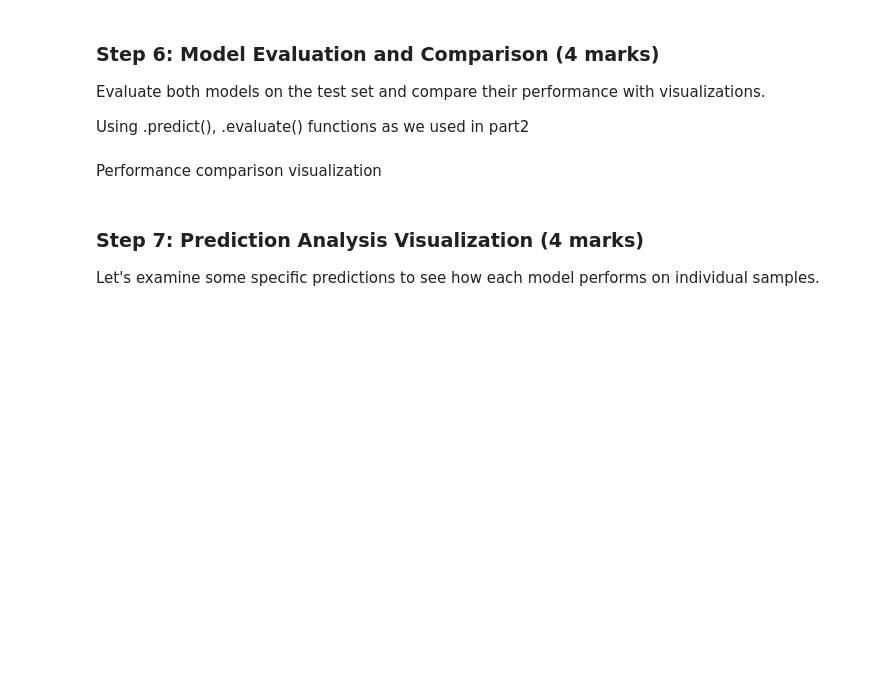
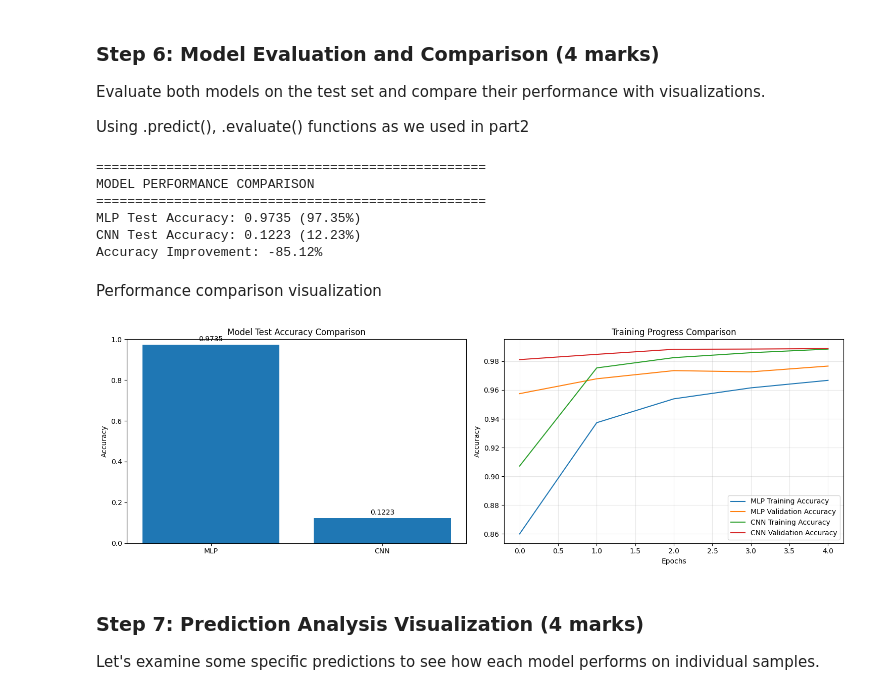
Before and after one commit to VenkataSaiVijayaBhaskar/ENGG680_2025_Fall, a Jupyter notebook: Lab_Assignment2/Assignment2.ipynb, the cells around one changed output. Cells and saved outputs as stored; diff of their text form; code cells hidden in the pictures; blank space fills up the shorter version.

Commit message:
Done Part 3 Steps

```diff
--- a/Lab_Assignment2/Assignment2.ipynb
+++ b/Lab_Assignment2/Assignment2.ipynb
@@ -1449,13 +1488,13 @@ print("MLP Model created")
 # %%
 # EPOCHS: Number of complete passes through entire training dataset, use 5 epochs
 # (0.5 marks)
-EPOCHS =
+EPOCHS = 5
 
 # BATCH_SIZE: Number of samples processed before updating model weights
 # Larger batch = more stable gradients but more memory usage
 # Use 128 as batch size
 # (0.5 marks)
-BATCH_SIZE =
+BATCH_SIZE = 128
 
 # Train MLP model using mlp_model we compile.
 # Use 10% of training data for validation, validation_split=0.1
@@ -1552,18 +1629,33 @@ Using .predict(), .evaluate() functions as we used in part2
 # %%
 # Evaluate both models on test set
 # Get test loss and accuracy, make predictions, convert probabilities to class labels
-
 # your code here for mlp (1.5 marks)
-
+mlp_test_loss, mlp_test_accuracy = mlp_model.evaluate(X_test_normalized, y_test_categorical, verbose=0)
 # Note: The model outputs class probabilities (softmax). We convert these to discrete class labels by taking the index of the maximum probability (argmax).
+mlp_predictions = mlp_model.predict(X_test_normalized, verbose=0)
+mlp_predicted_classes = np.argmax(mlp_predictions, axis=1)
 # These integer labels (0-9) are required for computing accuracy, building confusion matrices, and for plotting / comparing predicted vs true labels.
 mlp_predicted_classes = np.argmax(mlp_predictions, axis=1)
 
 # your code here for cnn (1.5 marks)
-
+cnn_test_loss, cnn_test_accuracy = cnn_model.evaluate(X_test_normalized, y_test_categorical, verbose=0)
 # Similarly, convert CNN predicted probabilities to class labels
-
+cnn_predictions = cnn_model.predict(X_test_normalized, verbose=0)
+cnn_predicted_classes = np.argmax(cnn_predictions, axis=1)
 
 # Display Results
+print("\n" + "="*50)
+print("MODEL PERFORMANCE COMPARISON")
+print("="*50)
+print(f"MLP Test Accuracy: {mlp_test_accuracy:.4f} ({mlp_test_accuracy*100:.2f}%)")
+print(f"CNN Test Accuracy: {cnn_test_accuracy:.4f} ({cnn_test_accuracy*100:.2f}%)")
+print(f"Accuracy Improvement: {(cnn_test_accuracy - mlp_test_accuracy)*100:.2f}%")
+# %% [output]
+==================================================
+MODEL PERFORMANCE COMPARISON
+==================================================
+MLP Test Accuracy: 0.9735 (97.35%)
+CNN Test Accuracy: 0.1223 (12.23%)
+Accuracy Improvement: -85.12%
 # %% [markdown]
 Performance comparison visualization
@@ -1579,3 +1662,47 @@ plt.show()
+# %%
+# Create side-by-side bar chart for model accuracy comparison and line plot for training progress comparison
+# (1 marks)
+# put them in a single figure horizontally
+# Add titles, labels, legends for clarity
+# hint: use .history() function to get training history from the training step
+fig, (ax1, ax2) = plt.subplots(1, 2, figsize=(15, 5))
+
+# ----- Left: Accuracy comparison bar chart -----
+models = ['MLP', 'CNN']
+accuracies = [mlp_test_accuracy, cnn_test_accuracy]
+
+bars = ax1.bar(models, accuracies)
+ax1.set_ylabel('Accuracy')
+ax1.set_title('Model Test Accuracy Comparison')
+ax1.set_ylim(0, 1)
+
+# Add value labels on top of bars
+for bar, accuracy in zip(bars, accuracies):
+    height = bar.get_height()
+    ax1.text(
+        bar.get_x() + bar.get_width() / 2.0,
+        height + 0.01,
+        f'{accuracy:.4f}',
+        ha='center',
+        va='bottom'
+    )
+
+# ----- Right: Training progress comparison (using .history from training step) -----
+ax2.plot(mlp_history.history['accuracy'], label='MLP Training Accuracy')
+ax2.plot(mlp_history.history['val_accuracy'], label='MLP Validation Accuracy')
+ax2.plot(cnn_history.history['accuracy'], label='CNN Training Accuracy')
+ax2.plot(cnn_history.history['val_accuracy'], label='CNN Validation Accuracy')
+
+ax2.set_xlabel('Epochs')
+ax2.set_ylabel('Accuracy')
+ax2.set_title('Training Progress Comparison')
+ax2.legend()
+ax2.grid(True, alpha=0.3)
+
+plt.tight_layout()
+plt.show()
+# %% [output]
+[figure, added]
 # %% [markdown]
 ### Step 7: Prediction Analysis Visualization (4 marks)
 
```
Also changed, not shown: parts of 9 cells of this notebook.
